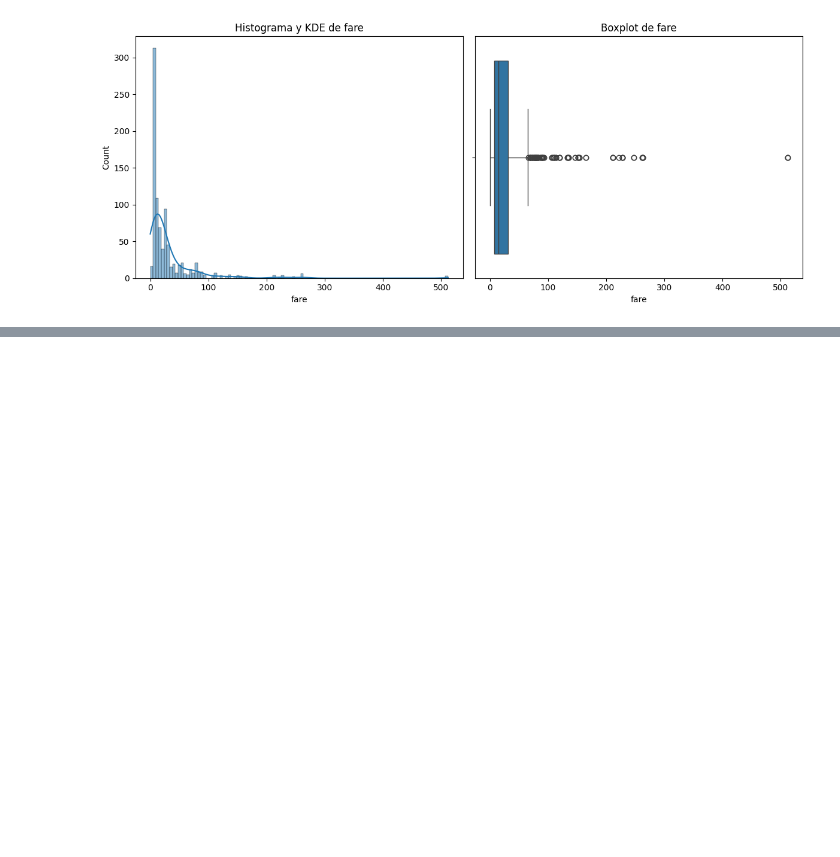
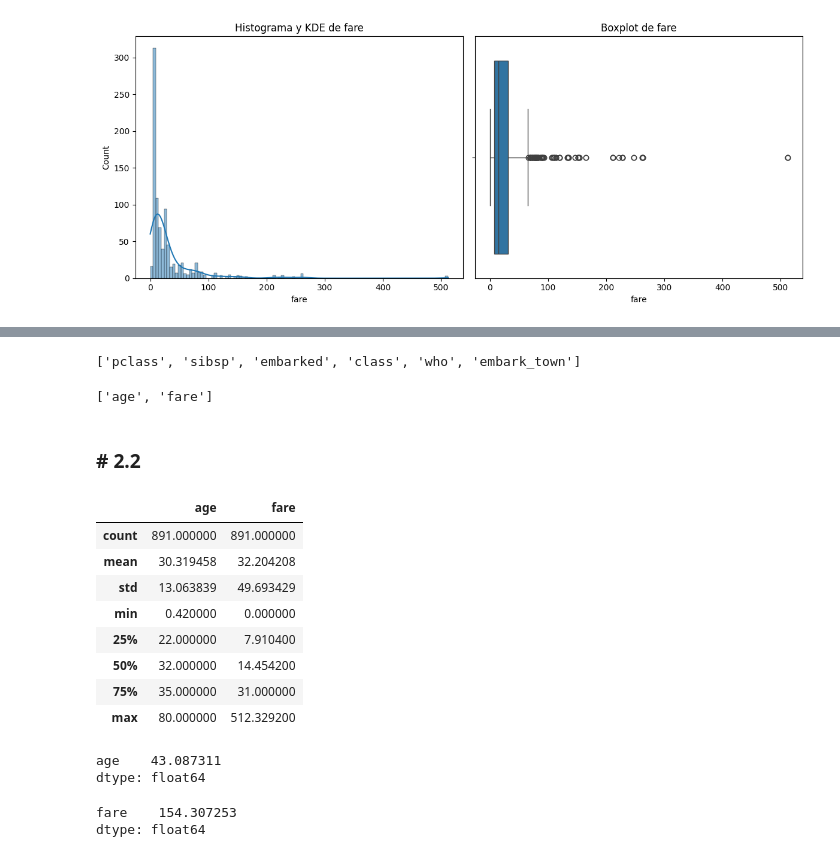
Before and after one commit to mardelmir/ONLINE_DS_THEBRIDGE_mardelmir, a Jupyter notebook: 03_Analisis_de_Datos/Sprint_07/Unidad_01/Challenge/18_Practica_Obligatoria_Univariante.ipynb, the cells around one changed output, grey strips where cells are left out. Saved outputs shown, nothing was run; the diff lists cells and outputs as text; code cells hidden in the pictures; blank space fills up the shorter version.

```diff
--- a/03_Analisis_de_Datos/Sprint_07/Unidad_01/Challenge/18_Practica_Obligatoria_Univariante.ipynb
+++ b/03_Analisis_de_Datos/Sprint_07/Unidad_01/Challenge/18_Practica_Obligatoria_Univariante.ipynb
@@ -328,0 +402,25 @@ bt.plot_combined_graphs(df_titanic, ['fare'])
+# %%
+types = card_tipo(df_titanic).reset_index()
+categoric = [types['index'].iloc[i] for i, e in enumerate(types['Tipo_sugerido']) if e == 'Categórica']
+categoric
+# %% [output]
+['pclass', 'sibsp', 'embarked', 'class', 'who', 'embark_town']
+# %%
+numeric = [types['index'].iloc[i] for i, e in enumerate(types['Tipo_sugerido']) if (e == 'Numérica discreta') or (e == 'Discreta contínua')]
+numeric
+# %% [output]
+['age', 'fare']
+# %% [markdown]
+### # 2.2
+# %%
+df_titanic[['age', 'fare']].describe()
+# %% [output]
+|  | age | fare |
+| count | 891.000000 | 891.000000 |
+| mean | 30.319458 | 32.204208 |
+| std | 13.063839 | 49.693429 |
+| min | 0.420000 | 0.000000 |
+| 25% | 22.000000 | 7.910400 |
+| 50% | 32.000000 | 14.454200 |
+| 75% | 35.000000 | 31.000000 |
+| max | 80.000000 | 512.329200 |
@@ -328,0 +431,10 @@ bt.plot_combined_graphs(df_titanic, ['fare'])
+# %%
+get_CV(df_titanic, 'age')
+# %% [output]
+age    43.087311
+dtype: float64
+# %%
+get_CV(df_titanic, 'fare')
+# %% [output]
+fare    154.307253
+dtype: float64
```
Also changed, not shown: parts of 16 cells of this notebook.
